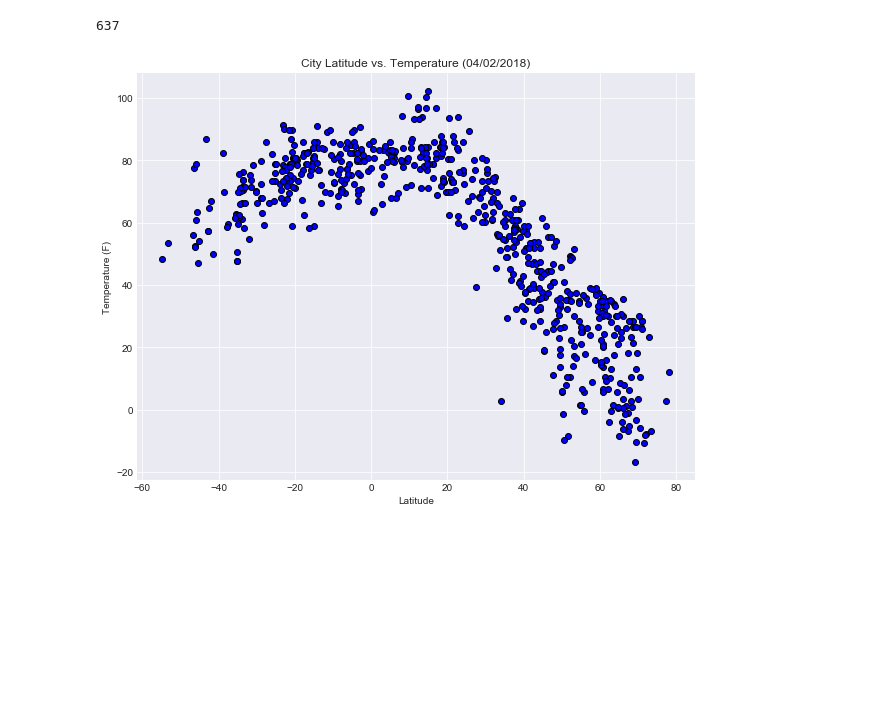
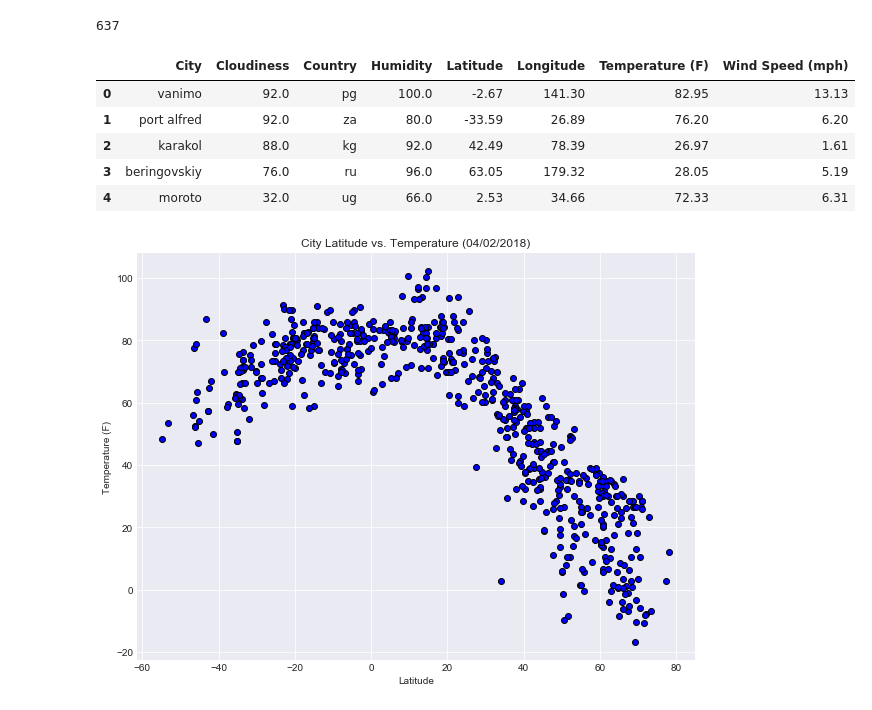
Before and after one commit to aiyan8732/WeatherPy, a Jupyter notebook: WeatherPy.ipynb, the cells around one changed output. Drawn from its saved outputs; the diff is of its cells as text; code cells hidden in the pictures; blank space fills up the shorter version.

```diff
--- a/WeatherPy.ipynb
+++ b/WeatherPy.ipynb
@@ -74,6 +74,16 @@ city_df = city_df.dropna(axis=0, how='any')
 print(len(city_df["City"]))
 # %% [output]
 637
+# %%
+# display dataframe
+city_df.head()
+# %% [output]
+|  | City | Cloudiness | Country | Humidity | Latitude | Longitude | Temperature (F) | Wind Speed (mph) |
+| 0 | vanimo | 92.0 | pg | 100.0 | -2.67 | 141.30 | 82.95 | 13.13 |
+| 1 | port alfred | 92.0 | za | 80.0 | -33.59 | 26.89 | 76.20 | 6.20 |
+| 2 | karakol | 88.0 | kg | 92.0 | 42.49 | 78.39 | 26.97 | 1.61 |
+| 3 | beringovskiy | 76.0 | ru | 96.0 | 63.05 | 179.32 | 28.05 | 5.19 |
+| 4 | moroto | 32.0 | ug | 66.0 | 2.53 | 34.66 | 72.33 | 6.31 |
 # %%
 # save retrieved data to csv
 city_df.to_csv("WeatherInWorldCities.csv")
```
Also changed, not shown: parts of 1 cell of this notebook, 6 other files.
